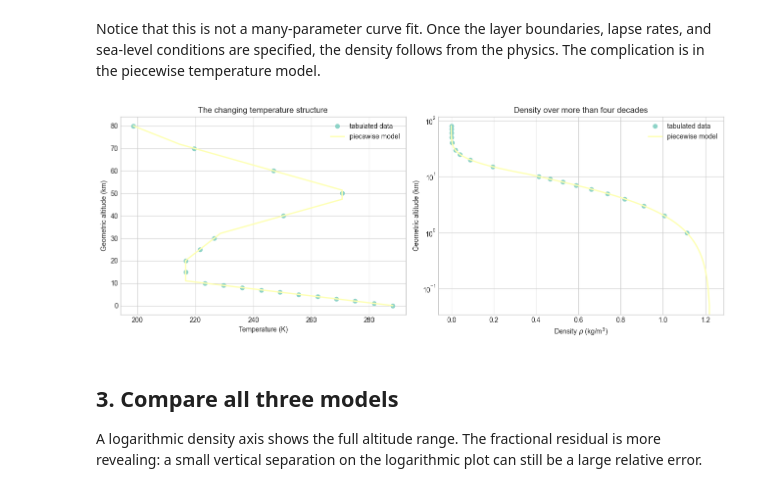
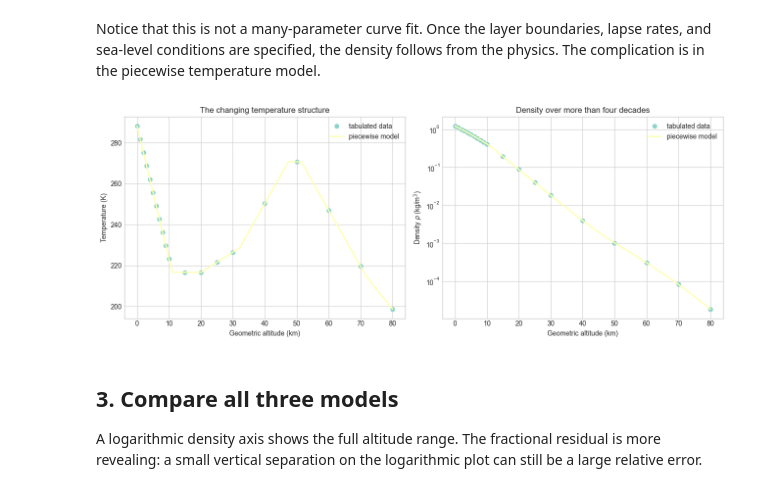
Before and after one commit to brash99/phys441, a Jupyter notebook: JupyterNotebooks/Week1/graph_air_density_standard_atmosphere.ipynb, the cells around one changed output. Cells and saved outputs as stored; diff of their text form; code cells hidden in the pictures.

Commit message:
Update air density (week 1)

```diff
--- a/JupyterNotebooks/Week1/graph_air_density_standard_atmosphere.ipynb
+++ b/JupyterNotebooks/Week1/graph_air_density_standard_atmosphere.ipynb
@@ -150,24 +150,24 @@ Notice that this is not a many-parameter curve fit. Once the layer boundaries, l
 # %%
 z_plot = np.linspace(0, 80_000, 1601)
 T_plot, p_plot, rho_plot = standard_atmosphere(z_plot)
 
 fig, (ax_T, ax_rho) = plt.subplots(1, 2, figsize=(13, 5))
 
-ax_T.plot(temperature_C + 273.15, altitude / 1000, "o", label="tabulated data")
-ax_T.plot(T_plot, z_plot / 1000, lw=2, label="piecewise model")
-ax_T.set(xlabel="Temperature (K)", ylabel="Geometric altitude (km)",
+ax_T.plot(altitude / 1000, temperature_C + 273.15, "o", label="tabulated data")
+ax_T.plot(z_plot / 1000, T_plot, lw=2, label="piecewise model")
+ax_T.set(xlabel="Geometric altitude (km)", ylabel="Temperature (K)",
          title="The changing temperature structure")
 ax_T.legend()
 
-ax_rho.semilogy(density, altitude / 1000, "o", label="tabulated data")
-ax_rho.semilogy(rho_plot, z_plot / 1000, lw=2, label="piecewise model")
-ax_rho.set(xlabel=r"Density $\rho$ (kg/m$^3$)", ylabel="Geometric altitude (km)",
+ax_rho.semilogy(altitude / 1000, density, "o", label="tabulated data")
+ax_rho.semilogy(z_plot / 1000, rho_plot, lw=2, label="piecewise model")
+ax_rho.set(xlabel="Geometric altitude (km)", ylabel=r"Density $\rho$ (kg/m$^3$)",
            title="Density over more than four decades")
 ax_rho.legend()
 
 fig.tight_layout()
 # %% [output]
-[figure, old version]
+[figure, new version]
 # %% [markdown]
 ## 3. Compare all three models
 
```
Also changed, not shown: 1 other file.
